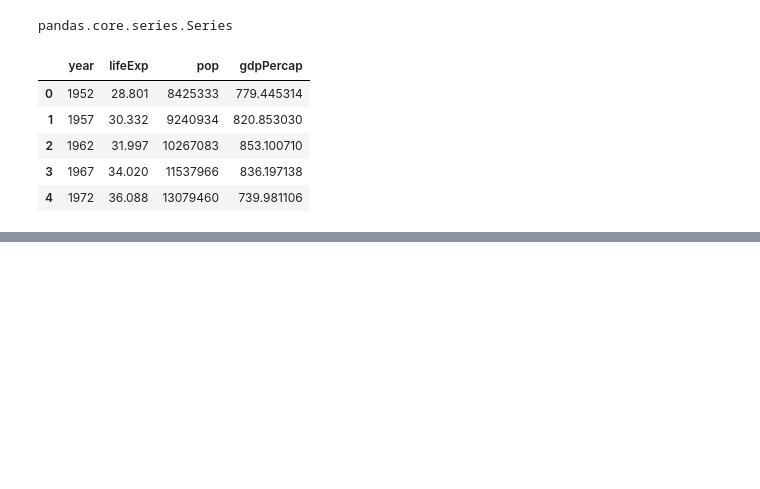
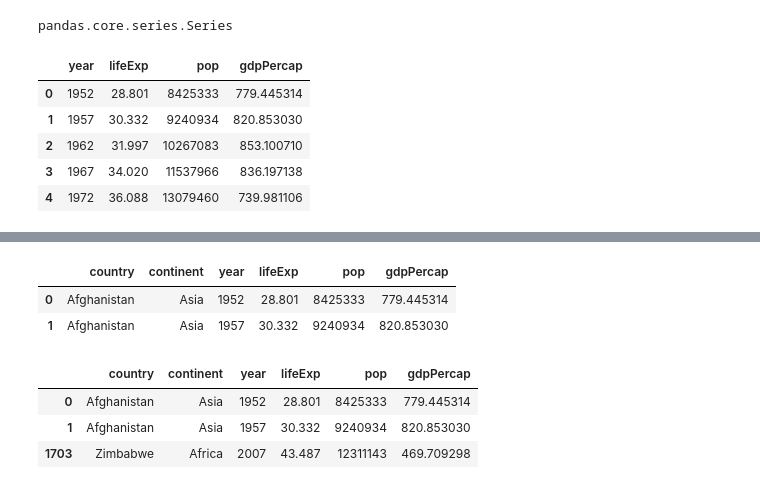
Before and after one commit to dilaraesmer/-Data-Processing-in-Python, a Jupyter notebook: Data_Processing_in_Python.ipynb, the cells around one changed output, grey strips where cells are left out. Drawn from its saved outputs; the diff is of its cells as text; code cells hidden in the pictures; blank space fills up the shorter version.

```diff
--- a/Data_Processing_in_Python.ipynb
+++ b/Data_Processing_in_Python.ipynb
@@ -116,0 +127,13 @@ df_droped.head()
+# %%
+df.loc[[0,1]]
+# %% [output]
+|  | country | continent | year | lifeExp | pop | gdpPercap |
+| 0 | Afghanistan | Asia | 1952 | 28.801 | 8425333 | 779.445314 |
+| 1 | Afghanistan | Asia | 1957 | 30.332 | 9240934 | 820.853030 |
+# %%
+df.iloc[[0,1,-1]]
+# %% [output]
+|  | country | continent | year | lifeExp | pop | gdpPercap |
+| 0 | Afghanistan | Asia | 1952 | 28.801 | 8425333 | 779.445314 |
+| 1 | Afghanistan | Asia | 1957 | 30.332 | 9240934 | 820.853030 |
+| 1703 | Zimbabwe | Africa | 2007 | 43.487 | 12311143 | 469.709298 |
```
Also changed, not shown: parts of 1 cell of this notebook.
